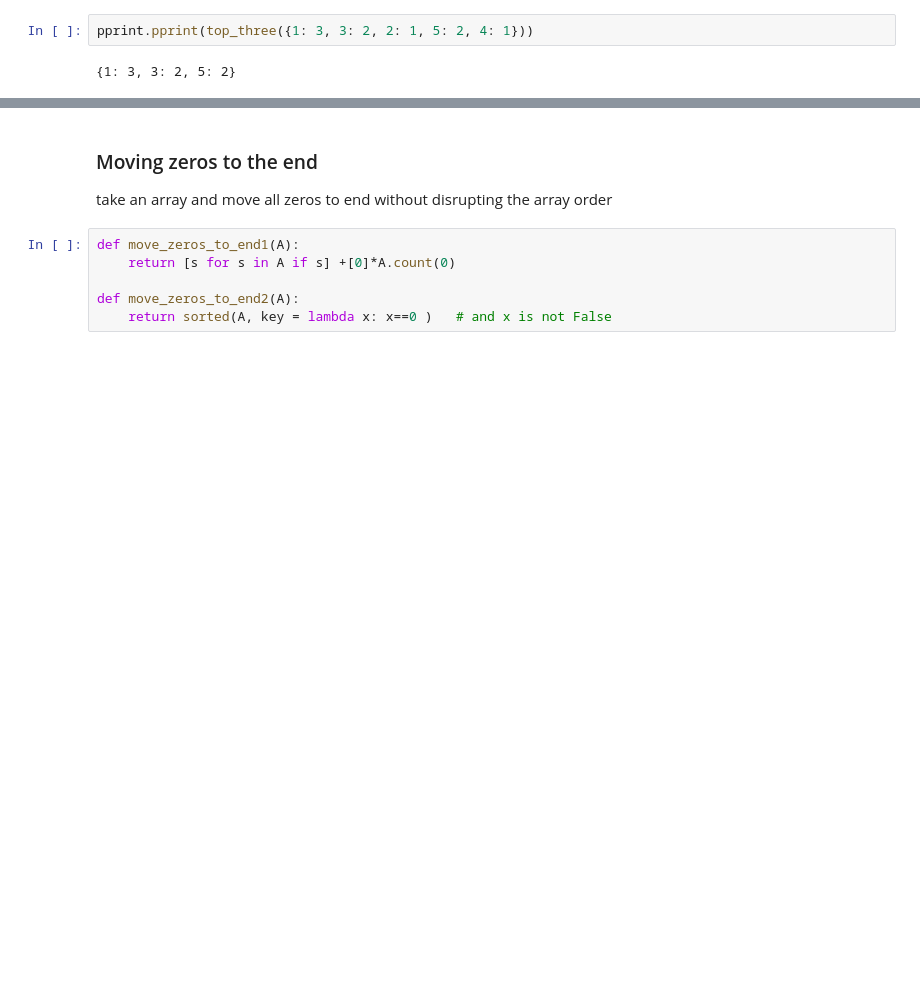
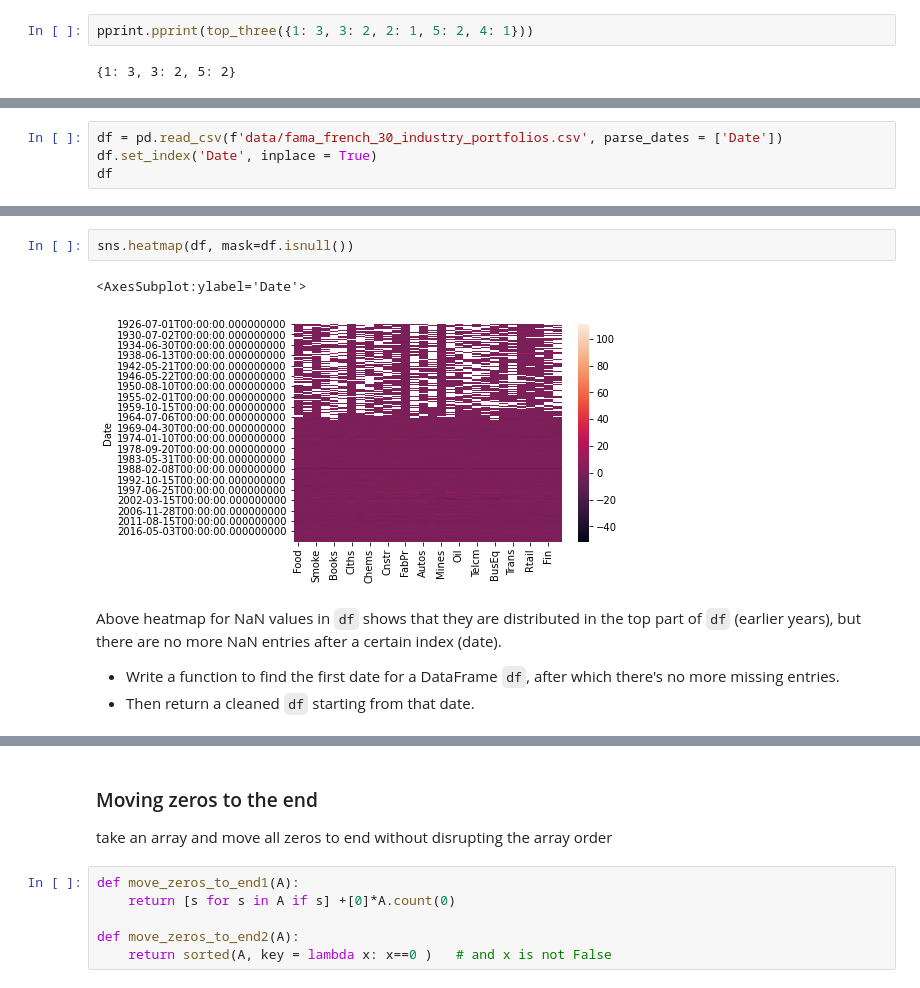
Before and after one commit to rohitnikam1/Algorithms, a Jupyter notebook: coding_and_algorithms.ipynb, the cells around one changed output, grey strips where cells are left out. Drawn from its saved outputs; the diff is of its cells as text; blank space fills up the shorter version.

```diff
--- a/coding_and_algorithms.ipynb
+++ b/coding_and_algorithms.ipynb
@@ -206,0 +211,4 @@ pprint.pprint(top_three({1: 3, 3: 2, 2: 1, 5: 2, 4: 1}))
+# %%
+df = pd.read_csv(f'data/fama_french_30_industry_portfolios.csv', parse_dates = ['Date'])
+df.set_index('Date', inplace = True)
+df
@@ -206,0 +230,10 @@ pprint.pprint(top_three({1: 3, 3: 2, 2: 1, 5: 2, 4: 1}))
+# %%
+sns.heatmap(df, mask=df.isnull())
+# %% [output]
+<AxesSubplot:ylabel='Date'>
+[figure, added]
+# %% [markdown]
+Above heatmap for NaN values in `df` shows that they are distributed in the top part of `df` (earlier years), but there are no more NaN entries after a certain index (date). <br>
+
+- Write a function to find the first date for a DataFrame `df`, after which there's no more missing entries.
+- Then return a cleaned `df` starting from that date.
```
Also changed, not shown: parts of 6 cells of this notebook.
